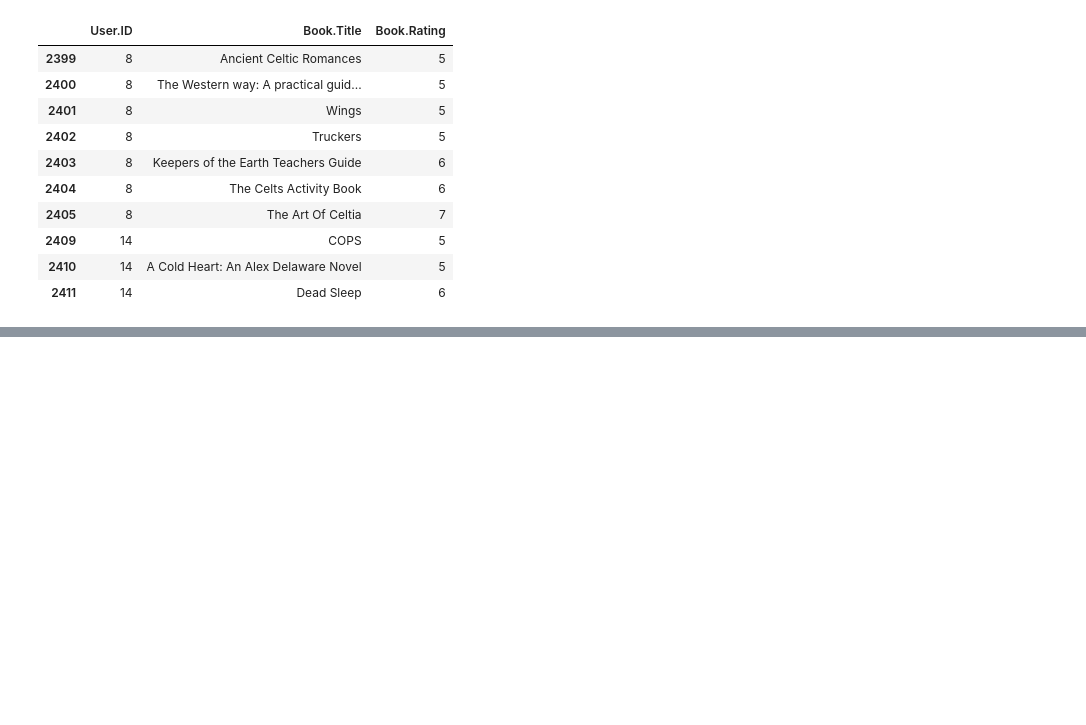
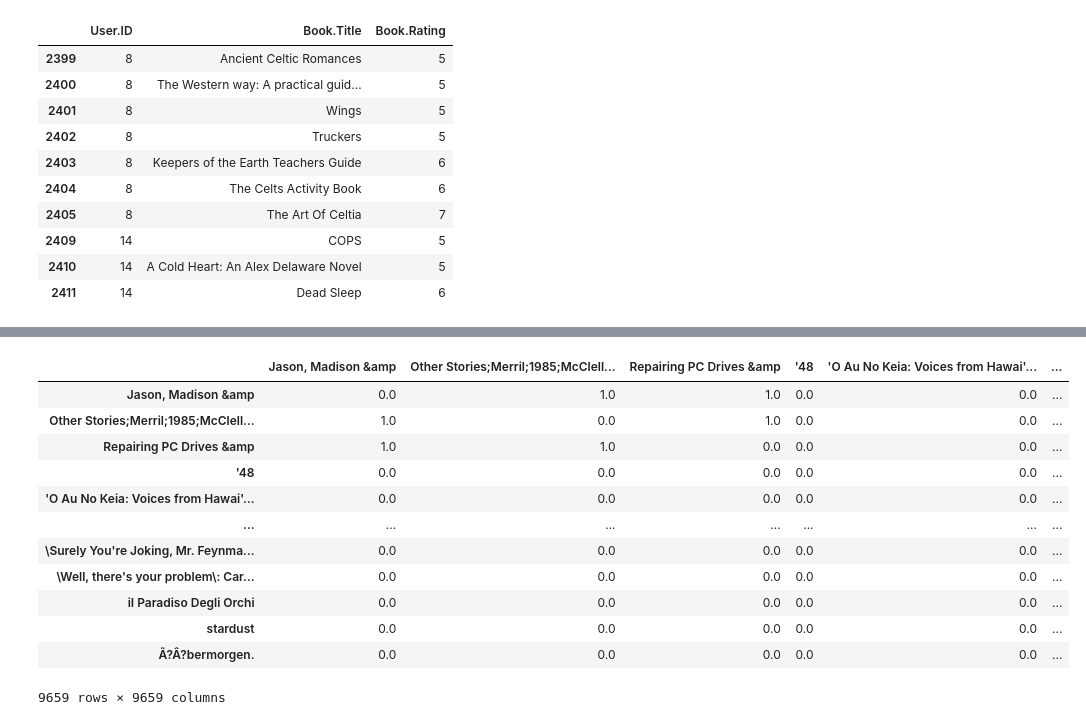
Before and after one commit to kunal-mallick/Data-Science-Assignments, a Jupyter notebook: Assignment_10_Recommendation system/Code/Q1_book.ipynb, the cells around one changed output, grey strips where cells are left out. Saved outputs shown, nothing was run; the diff lists cells and outputs as text; code cells hidden in the pictures; blank space fills up the shorter version.

```diff
--- a/Assignment_10_Recommendation system/Code/Q1_book.ipynb
+++ b/Assignment_10_Recommendation system/Code/Q1_book.ipynb
@@ -224,0 +247,23 @@ bk[ (bk['User.ID'] == 8) | (bk['User.ID'] == 14) ]
+# %%
+similarity_product = 1 - pairwise_distances(product_book_bk,metric='cosine')
+np.fill_diagonal(similarity_product,0)
+
+similarity_product = pd.DataFrame(similarity_product)
+similarity_product.index = np.sort(bk['Book.Title'].unique())
+similarity_product.columns = np.sort(bk['Book.Title'].unique())
+
+similarity_product
+# %% [output]
+|  | Jason, Madison &amp | Other Stories;Merril;1985;McClell... | Repairing PC Drives &amp | '48 | 'O Au No Keia: Voices from Hawai'... | ... |
+| Jason, Madison &amp | 0.0 | 1.0 | 1.0 | 0.0 | 0.0 | ... |
+| Other Stories;Merril;1985;McClell... | 1.0 | 0.0 | 1.0 | 0.0 | 0.0 | ... |
+| Repairing PC Drives &amp | 1.0 | 1.0 | 0.0 | 0.0 | 0.0 | ... |
+| '48 | 0.0 | 0.0 | 0.0 | 0.0 | 0.0 | ... |
+| 'O Au No Keia: Voices from Hawai'... | 0.0 | 0.0 | 0.0 | 0.0 | 0.0 | ... |
+| ... | ... | ... | ... | ... | ... | ... |
+| \Surely You're Joking, Mr. Feynma... | 0.0 | 0.0 | 0.0 | 0.0 | 0.0 | ... |
+| \Well, there's your problem\: Car... | 0.0 | 0.0 | 0.0 | 0.0 | 0.0 | ... |
+| iI Paradiso Degli Orchi | 0.0 | 0.0 | 0.0 | 0.0 | 0.0 | ... |
+| stardust | 0.0 | 0.0 | 0.0 | 0.0 | 0.0 | ... |
+| Ã?Â?bermorgen. | 0.0 | 0.0 | 0.0 | 0.0 | 0.0 | ... |
+9659 rows × 9659 columns
```
Also changed, not shown: parts of 4 cells of this notebook.
